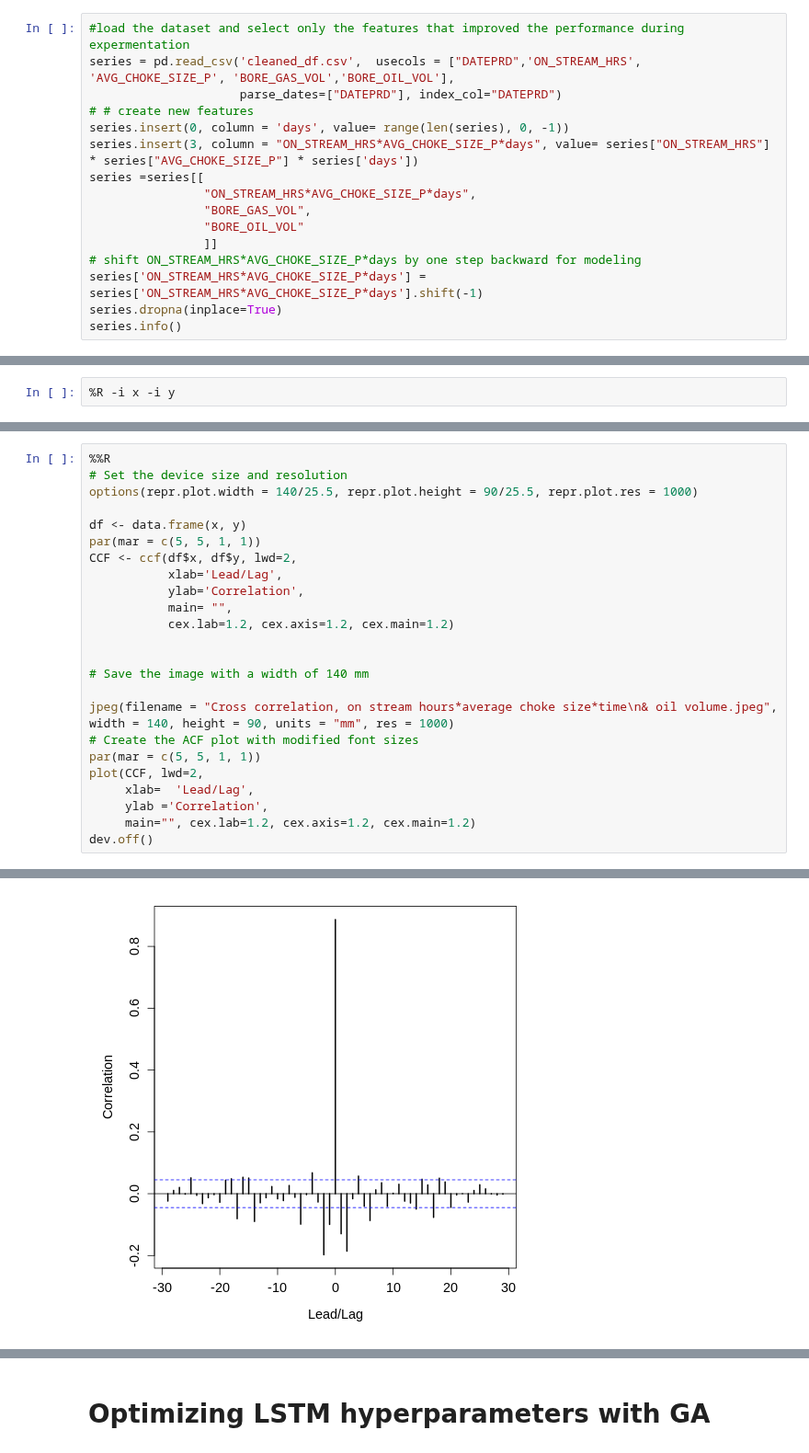
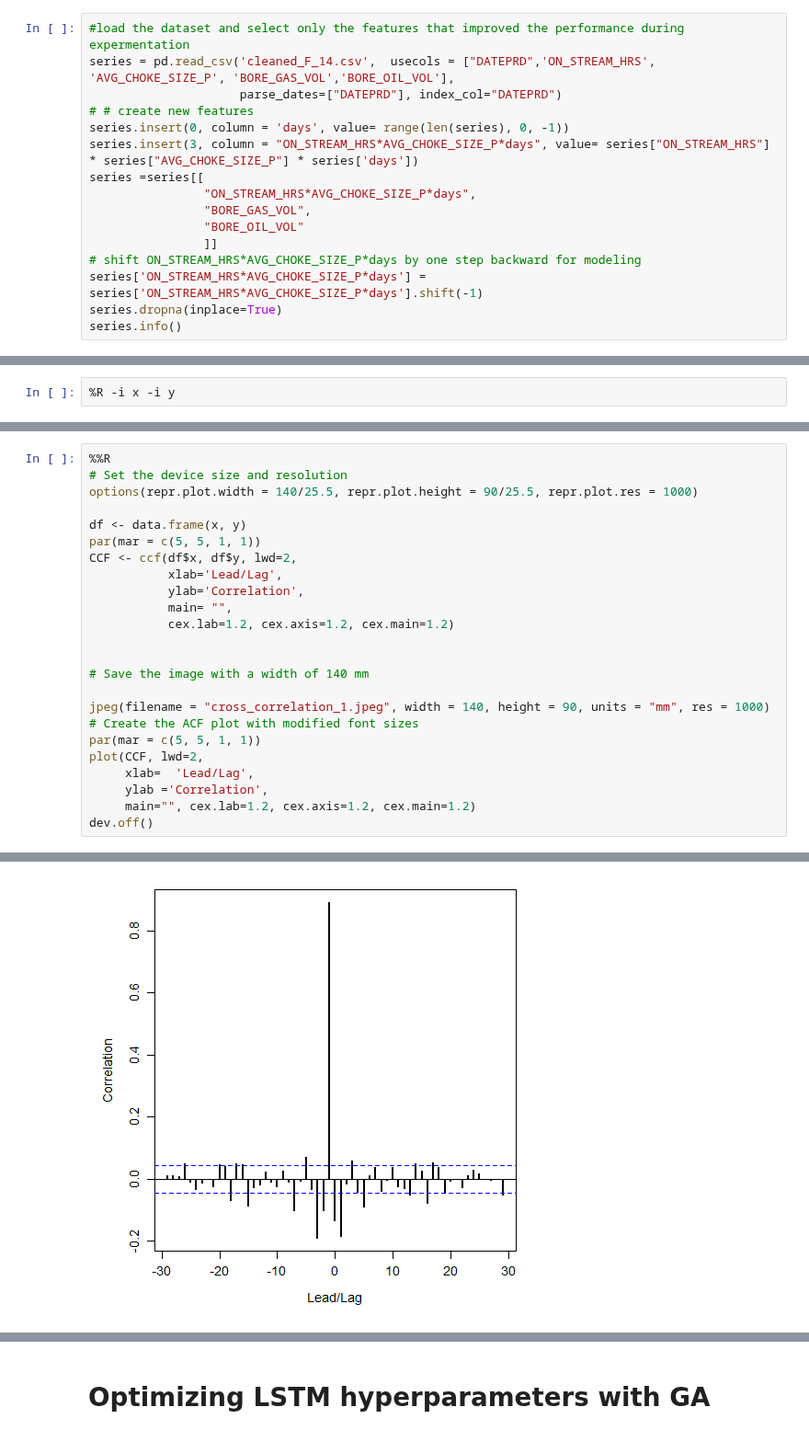
Before and after one commit to ashrafalaghbari/GA-TCN-LSTM, a Jupyter notebook: modeling/proposed_model/GA_TCN_LSTM_model.ipynb, the cells around one changed output, grey strips where cells are left out. Shown at 92% size. Cells and saved outputs as stored; diff of their text form.

```diff
--- a/modeling/proposed_model/GA_TCN_LSTM_model.ipynb
+++ b/modeling/proposed_model/GA_TCN_LSTM_model.ipynb
@@ -462,7 +462,7 @@ The code then creates two new features based on the existing features. The first
 Finally, the code shifts the `'ON_STREAM_HRS*AVG_CHOKE_SIZE_P*days'` feature by one step backward, so that each row represents the features for the current date and the target value for the next date.
 # %%
 #load the dataset and select only the features that improved the performance during expermentation
-series = pd.read_csv('cleaned_df.csv',  usecols = ["DATEPRD",'ON_STREAM_HRS', 'AVG_CHOKE_SIZE_P', 'BORE_GAS_VOL','BORE_OIL_VOL'],
+series = pd.read_csv('cleaned_F_14.csv',  usecols = ["DATEPRD",'ON_STREAM_HRS', 'AVG_CHOKE_SIZE_P', 'BORE_GAS_VOL','BORE_OIL_VOL'],
                      parse_dates=["DATEPRD"], index_col="DATEPRD")
 # # create new features
 series.insert(0, column = 'days', value= range(len(series), 0, -1))
@@ -582,28 +595,28 @@ Series 1 is stationary
 # %%
 %%R
 # Set the device size and resolution
 options(repr.plot.width = 140/25.5, repr.plot.height = 90/25.5, repr.plot.res = 1000)
 
 df <- data.frame(x, y)
 par(mar = c(5, 5, 1, 1))
 CCF <- ccf(df$x, df$y, lwd=2,
            xlab='Lead/Lag',
            ylab='Correlation',
            main= "",
            cex.lab=1.2, cex.axis=1.2, cex.main=1.2)
 
 
 # Save the image with a width of 140 mm
 
-jpeg(filename = "Cross correlation, on stream hours*average choke size*time\n& oil volume.jpeg", width = 140, height = 90, units = "mm", res = 1000)
+jpeg(filename = "cross_correlation_1.jpeg", width = 140, height = 90, units = "mm", res = 1000)
 # Create the ACF plot with modified font sizes
 par(mar = c(5, 5, 1, 1))
 plot(CCF, lwd=2,
      xlab=  'Lead/Lag',
      ylab ='Correlation',
      main="", cex.lab=1.2, cex.axis=1.2, cex.main=1.2)
 dev.off()
 # %% [output]
 png
   2
-[figure, old version]
+[figure, new version]
```
Also changed, not shown: parts of 9 cells of this notebook.
